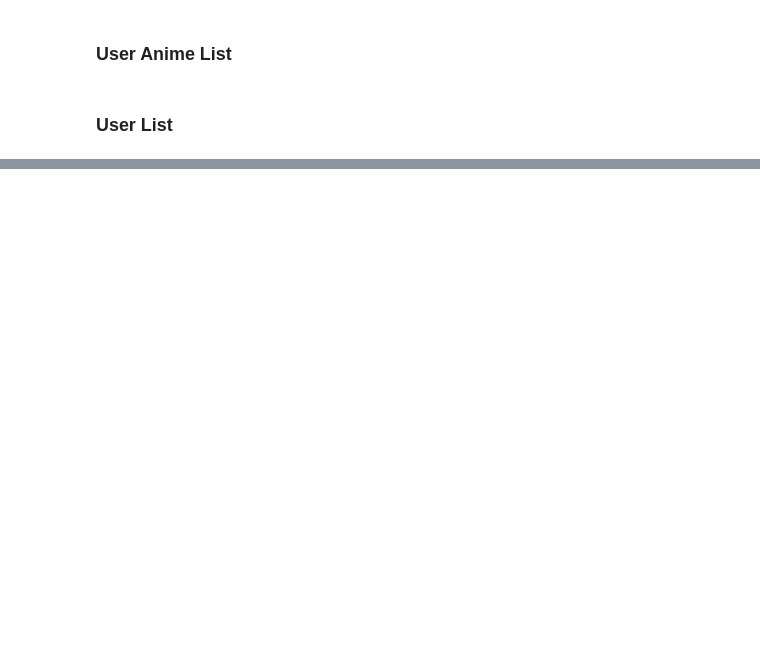
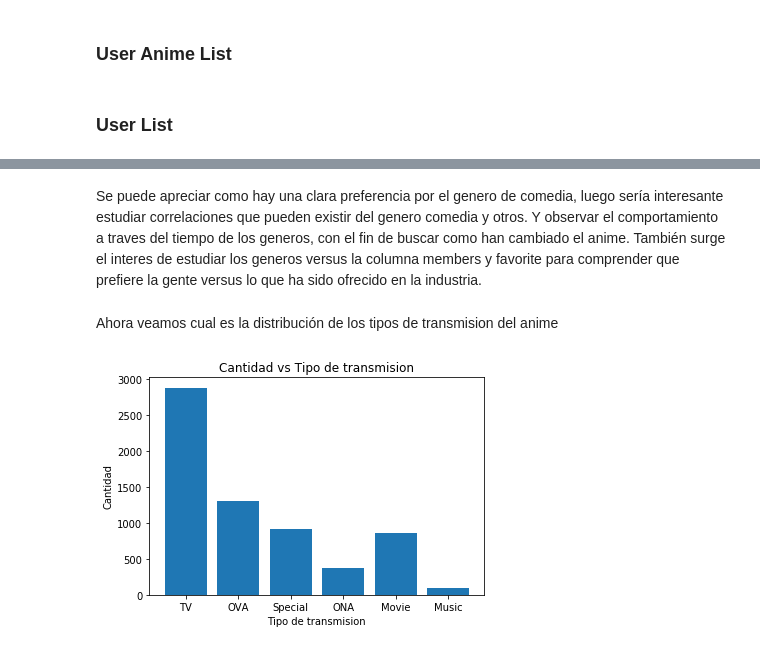
Before and after one commit to diegoolguinw/AnimeDataSet, a Jupyter notebook: Proyecto Mineria de Datos.ipynb, the cells around one changed output, grey strips where cells are left out. Cells and saved outputs as stored; diff of their text form; code cells hidden in the pictures; blank space fills up the shorter version.

```diff
--- a/Proyecto Mineria de Datos.ipynb
+++ b/Proyecto Mineria de Datos.ipynb
@@ -418,0 +500,22 @@ userList = pd.read_csv("Datos/users_cleaned.csv")
+# %% [markdown]
+Se puede apreciar como hay una clara preferencia por el genero de comedia, luego sería interesante estudiar correlaciones que pueden existir del genero comedia y otros. Y observar el comportamiento a traves del tiempo de los generos, con el fin de buscar como han cambiado el anime. También surge el interes de estudiar los generos versus la columna members y favorite para comprender que prefiere la gente versus lo que ha sido ofrecido en la industria.
+# %% [markdown]
+Ahora veamos cual es la distribución de los tipos de transmision del anime
+# %%
+typeAnimeList = animeList['type'].tolist()
+
+diccToPlot = {}
+
+for typeAnime in typeAnimeList:
+    if(not typeAnime in diccToPlot):
+        diccToPlot[typeAnime] = 0
+    diccToPlot[typeAnime] += 1
+
+plt.bar(range(len(diccToPlot)), list(diccToPlot.values()), align='center')
+plt.xticks(range(len(diccToPlot)), list(diccToPlot.keys()))
+plt.xlabel('Tipo de transmision')
+plt.ylabel('Cantidad')
+plt.title('Cantidad vs Tipo de transmision')
+plt.show()
+# %% [output]
+[figure, added]
```
Also changed, not shown: parts of 47 cells of this notebook, 1 other file.
